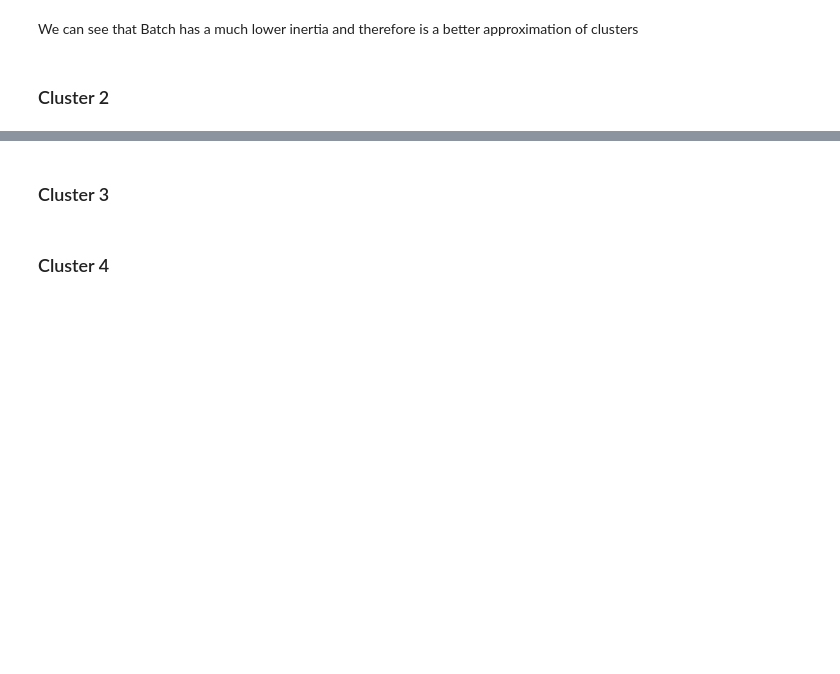
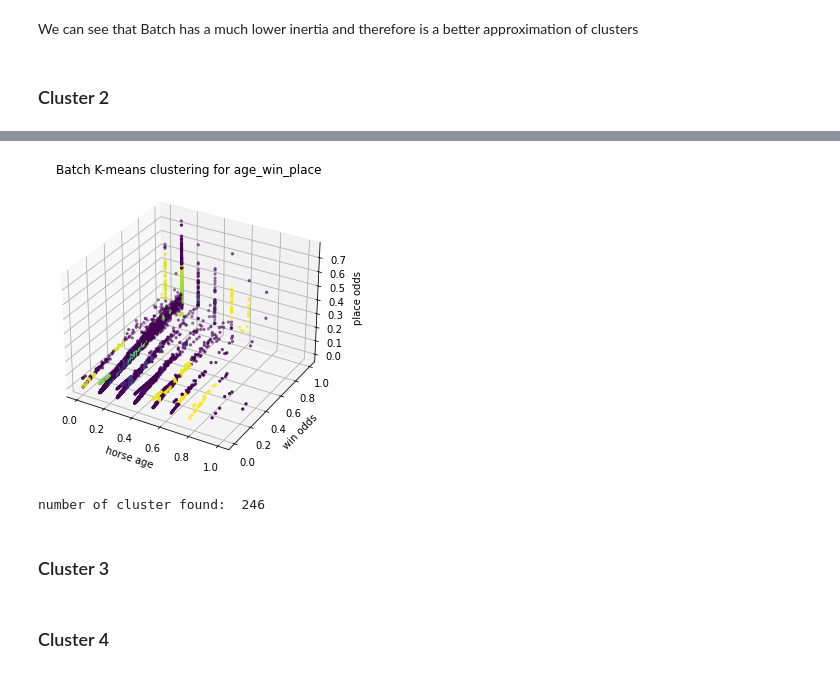
Before and after one commit to C-Stewart-GH/Hong_Kong_Horse_Racing_Project, a Jupyter notebook: Project3/Cameron_Lab3.ipynb, the cells around one changed output, grey strips where cells are left out. Drawn from its saved outputs; the diff is of its cells as text; code cells hidden in the pictures; blank space fills up the shorter version.

```diff
--- a/Project3/Cameron_Lab3.ipynb
+++ b/Project3/Cameron_Lab3.ipynb
@@ -473,3 +480,33 @@ plt.show()
+# %%
+# X1=age_win_place_train
+# X2=age_draw_place_train
+# X3=dweight_aweight_place_train
+X=X1
+X_minpts = X1_N # from above
+X_eps = 0.02
+
+random.seed(0)
+np.random.shuffle(X)
+X = X[:10000,:]
+
+model = OPTICS(eps=X_eps, min_samples=X_minpts)
+model.fit_predict(X)
+pred = model.fit_predict(X)
+
+fig = plt.figure()
+ax = Axes3D(fig)
+ax.scatter(X[:,0], X[:,1], X[:,2], c=model.labels_, s=5)
+plt.title('Batch K-means clustering for age_win_place')
+plt.xlabel('horse age')
+plt.ylabel('win odds')
+ax.zaxis.set_rotate_label(False)
+ax.set_zlabel('place odds', rotation=90)
+plt.show()
+
+print("number of cluster found: ", len(set(model.labels_)))
+# %% [output]
+[figure, added]
+number of cluster found:  246
 # %% [markdown]
 ### Cluster 3
 # %% [markdown]
```
Also changed, not shown: parts of 10 cells of this notebook.
